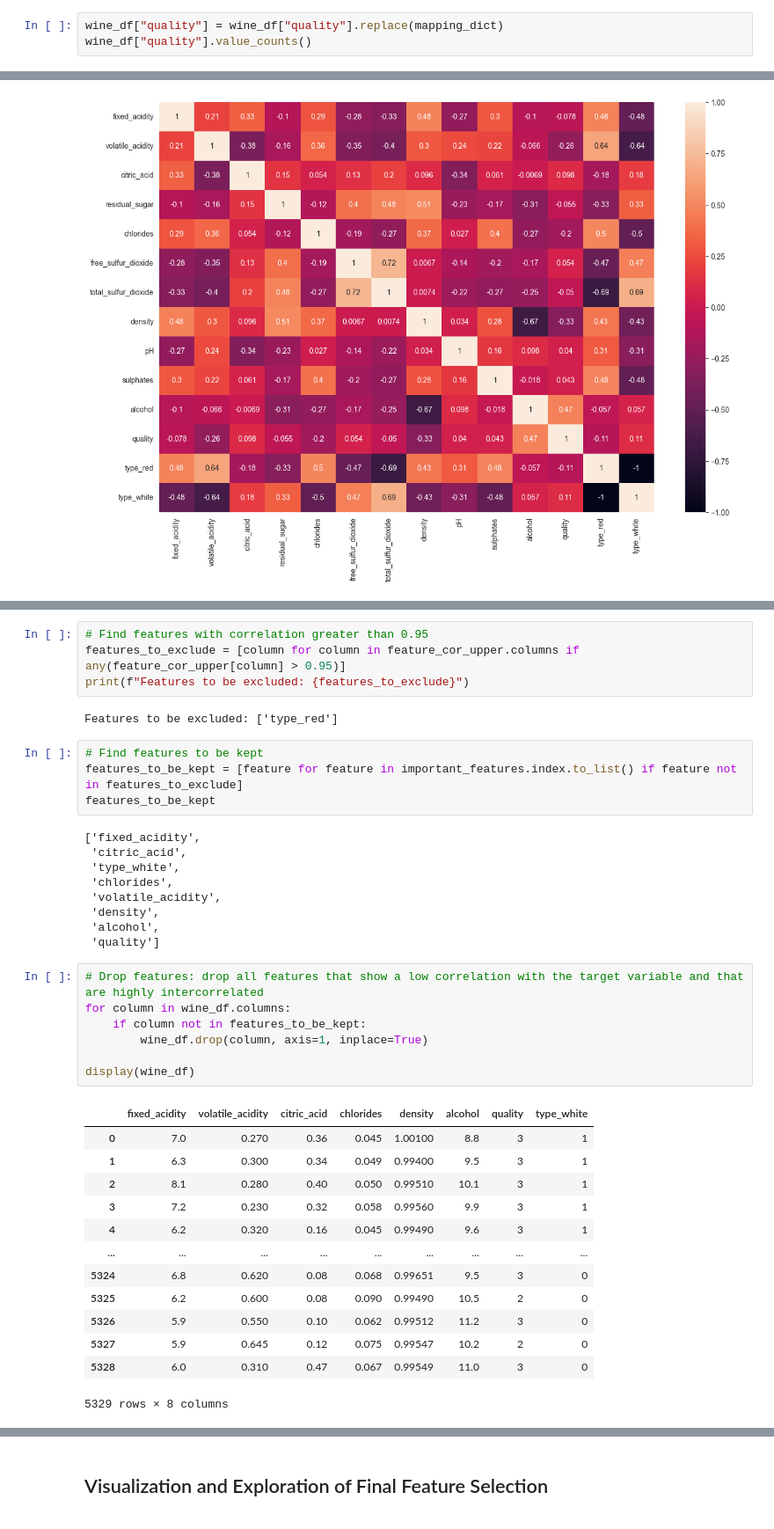
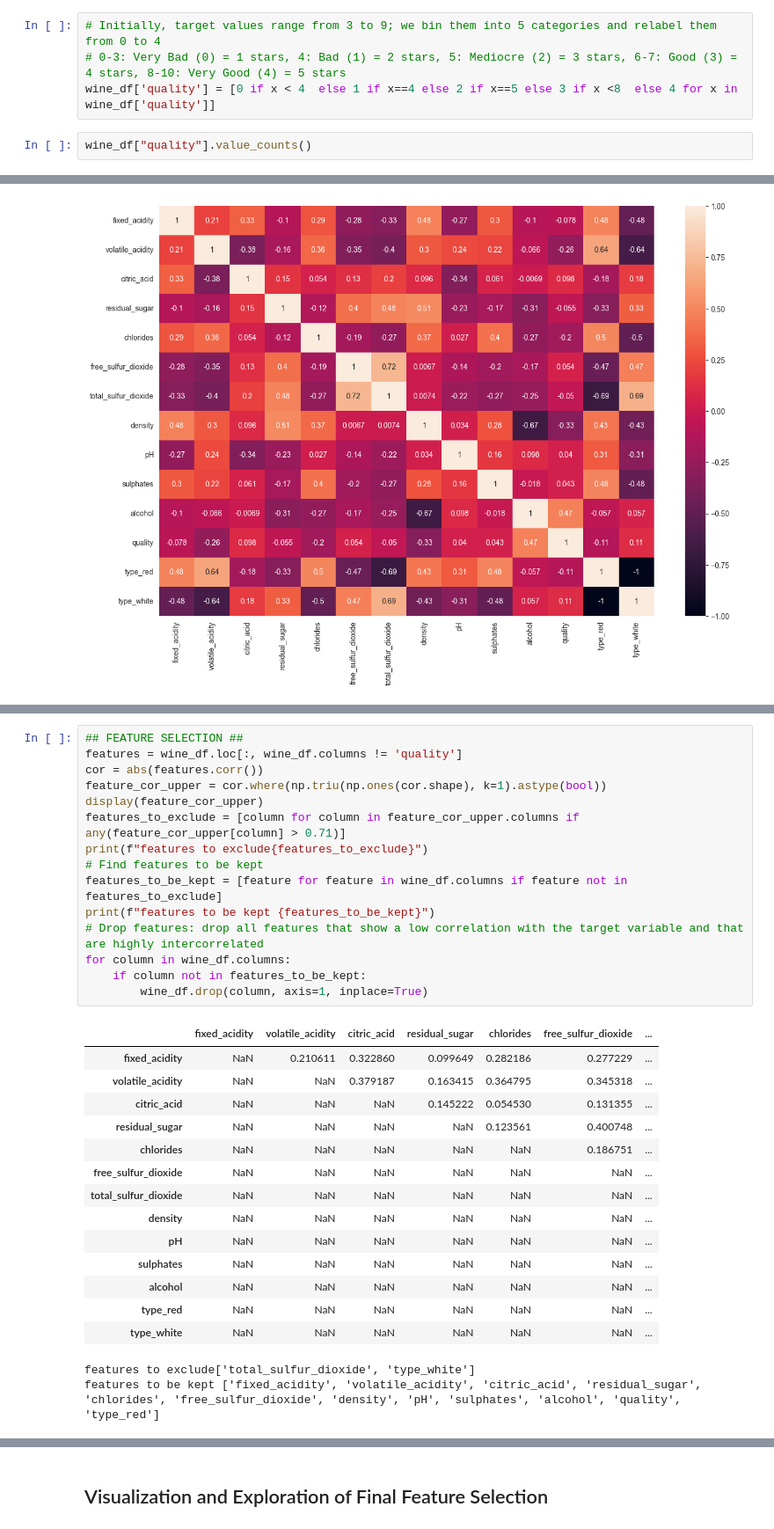
Before and after one commit to MarieGotthardt/id2223-lab1, a Jupyter notebook: wine-eda-and-backfill-feature-group.ipynb, the cells around one changed output, grey strips where cells are left out. Shown at 88% size. Saved outputs shown, nothing was run; the diff lists cells and outputs as text.

Commit message:
changed feature selection and target variable relablling in eda

```diff
--- a/wine-eda-and-backfill-feature-group.ipynb
+++ b/wine-eda-and-backfill-feature-group.ipynb
@@ -206,4 +197,7 @@ mapping_dict
+# %%
+# Initially, target values range from 3 to 9; we bin them into 5 categories and relabel them from 0 to 4
+# 0-3: Very Bad (0) = 1 stars, 4: Bad (1) = 2 stars, 5: Mediocre (2) = 3 stars, 6-7: Good (3) = 4 stars, 8-10: Very Good (4) = 5 stars
+wine_df['quality'] = [0 if x < 4  else 1 if x==4 else 2 if x==5 else 3 if x <8  else 4 for x in wine_df['quality']]
 # %%
-wine_df["quality"] = wine_df["quality"].replace(mapping_dict)
 wine_df["quality"].value_counts()
 # %% [output]
@@ -284,43 +234,35 @@ display(feature_cor_upper)
-# %%
-# Find features with correlation greater than 0.95
-features_to_exclude = [column for column in feature_cor_upper.columns if any(feature_cor_upper[column] > 0.95)]
-print(f"Features to be excluded: {features_to_exclude}")
-# %% [output]
-Features to be excluded: ['type_red']
-# %%
-# Find features to be kept
-features_to_be_kept = [feature for feature in important_features.index.to_list() if feature not in features_to_exclude]
-features_to_be_kept
-# %% [output]
-['fixed_acidity',
- 'citric_acid',
- 'type_white',
- 'chlorides',
- 'volatile_acidity',
- 'density',
- 'alcohol',
- 'quality']
 # %%
+## FEATURE SELECTION ##
+features = wine_df.loc[:, wine_df.columns != 'quality']
+cor = abs(features.corr())
+feature_cor_upper = cor.where(np.triu(np.ones(cor.shape), k=1).astype(bool))
+display(feature_cor_upper)
+features_to_exclude = [column for column in feature_cor_upper.columns if any(feature_cor_upper[column] > 0.71)]
+print(f"features to exclude{features_to_exclude}")
+# Find features to be kept
+features_to_be_kept = [feature for feature in wine_df.columns if feature not in features_to_exclude]
+print(f"features to be kept {features_to_be_kept}")
 # Drop features: drop all features that show a low correlation with the target variable and that are highly intercorrelated
 for column in wine_df.columns:
     if column not in features_to_be_kept:
         wine_df.drop(column, axis=1, inplace=True)
-
-display(wine_df)
 # %% [output]
-|  | fixed_acidity | volatile_acidity | citric_acid | chlorides | density | alcohol | quality | type_white |
-| 0 | 7.0 | 0.270 | 0.36 | 0.045 | 1.00100 | 8.8 | 3 | 1 |
-| 1 | 6.3 | 0.300 | 0.34 | 0.049 | 0.99400 | 9.5 | 3 | 1 |
-| 2 | 8.1 | 0.280 | 0.40 | 0.050 | 0.99510 | 10.1 | 3 | 1 |
-| 3 | 7.2 | 0.230 | 0.32 | 0.058 | 0.99560 | 9.9 | 3 | 1 |
-| 4 | 6.2 | 0.320 | 0.16 | 0.045 | 0.99490 | 9.6 | 3 | 1 |
-| ... | ... | ... | ... | ... | ... | ... | ... | ... |
-| 5324 | 6.8 | 0.620 | 0.08 | 0.068 | 0.99651 | 9.5 | 3 | 0 |
-| 5325 | 6.2 | 0.600 | 0.08 | 0.090 | 0.99490 | 10.5 | 2 | 0 |
-| 5326 | 5.9 | 0.550 | 0.10 | 0.062 | 0.99512 | 11.2 | 3 | 0 |
-| 5327 | 5.9 | 0.645 | 0.12 | 0.075 | 0.99547 | 10.2 | 2 | 0 |
-| 5328 | 6.0 | 0.310 | 0.47 | 0.067 | 0.99549 | 11.0 | 3 | 0 |
+|  | fixed_acidity | volatile_acidity | citric_acid | residual_sugar | chlorides | free_sulfur_dioxide | ... |
+| fixed_acidity | NaN | 0.210611 | 0.322860 | 0.099649 | 0.282186 | 0.277229 | ... |
+| volatile_acidity | NaN | NaN | 0.379187 | 0.163415 | 0.364795 | 0.345318 | ... |
+| citric_acid | NaN | NaN | NaN | 0.145222 | 0.054530 | 0.131355 | ... |
+| residual_sugar | NaN | NaN | NaN | NaN | 0.123561 | 0.400748 | ... |
+| chlorides | NaN | NaN | NaN | NaN | NaN | 0.186751 | ... |
+| free_sulfur_dioxide | NaN | NaN | NaN | NaN | NaN | NaN | ... |
+| total_sulfur_dioxide | NaN | NaN | NaN | NaN | NaN | NaN | ... |
+| density | NaN | NaN | NaN | NaN | NaN | NaN | ... |
+| pH | NaN | NaN | NaN | NaN | NaN | NaN | ... |
+| sulphates | NaN | NaN | NaN | NaN | NaN | NaN | ... |
+| alcohol | NaN | NaN | NaN | NaN | NaN | NaN | ... |
+| type_red | NaN | NaN | NaN | NaN | NaN | NaN | ... |
+| type_white | NaN | NaN | NaN | NaN | NaN | NaN | ... |
-5329 rows × 8 columns
+features to exclude['total_sulfur_dioxide', 'type_white']
+features to be kept ['fixed_acidity', 'volatile_acidity', 'citric_acid', 'residual_sugar', 'chlorides', 'free_sulfur_dioxide', 'density', 'pH', 'sulphates', 'alcohol', 'quality', 'type_red']
 # %%
 wine_df.shape
 # %% [output]
```
Also changed, not shown: parts of 10 cells of this notebook.
